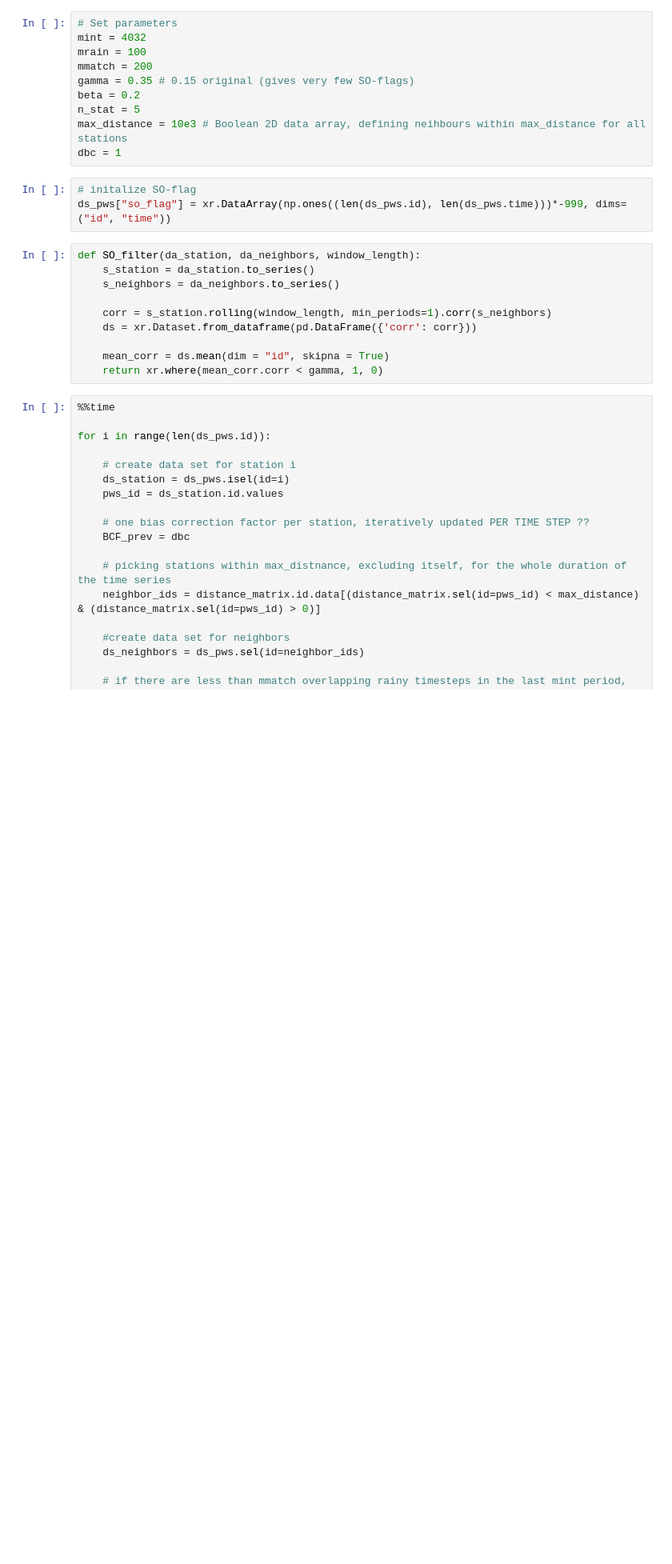
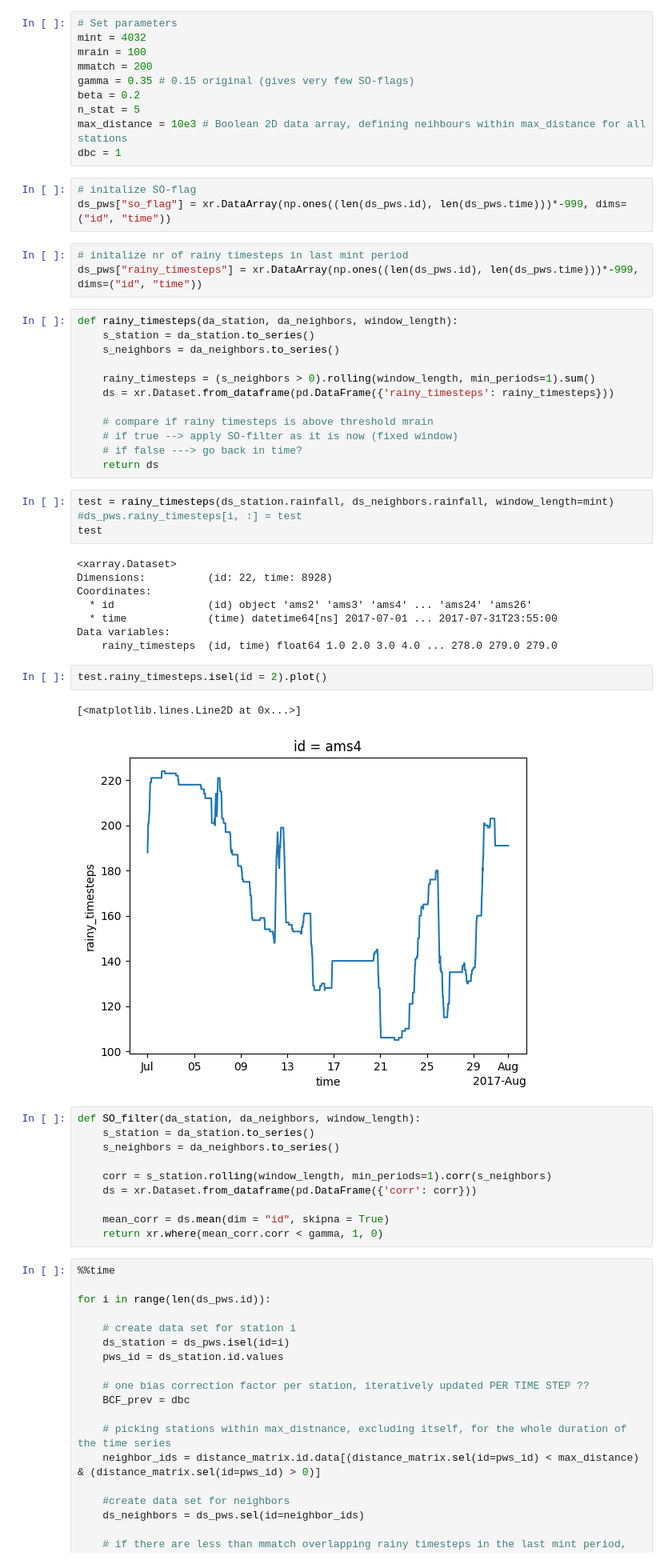
Before and after one commit to lepetersson/pypwsqc, a Jupyter notebook: docs/notebooks/station_outlier_filter.ipynb, the cells around one changed output. Shown: that part at 80% size. Drawn from its saved outputs; the diff is of its cells as text; blank space fills up the shorter version.

Commit message:
add drafts on variable evaluation period and rolling bias

```diff
--- a/docs/notebooks/station_outlier_filter.ipynb
+++ b/docs/notebooks/station_outlier_filter.ipynb
@@ -50,6 +50,38 @@ dbc = 1
 # %%
 # initalize SO-flag
 ds_pws["so_flag"] = xr.DataArray(np.ones((len(ds_pws.id), len(ds_pws.time)))*-999, dims=("id", "time"))
+# %%
+# initalize nr of rainy timesteps in last mint period
+ds_pws["rainy_timesteps"] = xr.DataArray(np.ones((len(ds_pws.id), len(ds_pws.time)))*-999, dims=("id", "time"))
+# %%
+def rainy_timesteps(da_station, da_neighbors, window_length):
+    s_station = da_station.to_series()
+    s_neighbors = da_neighbors.to_series()
+
+    rainy_timesteps = (s_neighbors > 0).rolling(window_length, min_periods=1).sum()
+    ds = xr.Dataset.from_dataframe(pd.DataFrame({'rainy_timesteps': rainy_timesteps}))
+
+    # compare if rainy timesteps is above threshold mrain
+    # if true --> apply SO-filter as it is now (fixed window)
+    # if false ---> go back in time?
+    return ds
+# %%
+test = rainy_timesteps(ds_station.rainfall, ds_neighbors.rainfall, window_length=mint)
+#ds_pws.rainy_timesteps[i, :] = test
+test
+# %% [output]
+<xarray.Dataset>
+Dimensions:          (id: 22, time: 8928)
+Coordinates:
+  * id               (id) object 'ams2' 'ams3' 'ams4' ... 'ams24' 'ams26'
+  * time             (time) datetime64[ns] 2017-07-01 ... 2017-07-31T23:55:00
+Data variables:
+    rainy_timesteps  (id, time) float64 1.0 2.0 3.0 4.0 ... 278.0 279.0 279.0
+# %%
+test.rainy_timesteps.isel(id = 2).plot()
+# %% [output]
+[<matplotlib.lines.Line2D at 0x...>]
+[figure, added]
 # %%
 def SO_filter(da_station, da_neighbors, window_length):
     s_station = da_station.to_series()
```
Also changed, not shown: parts of 7 cells of this notebook.
